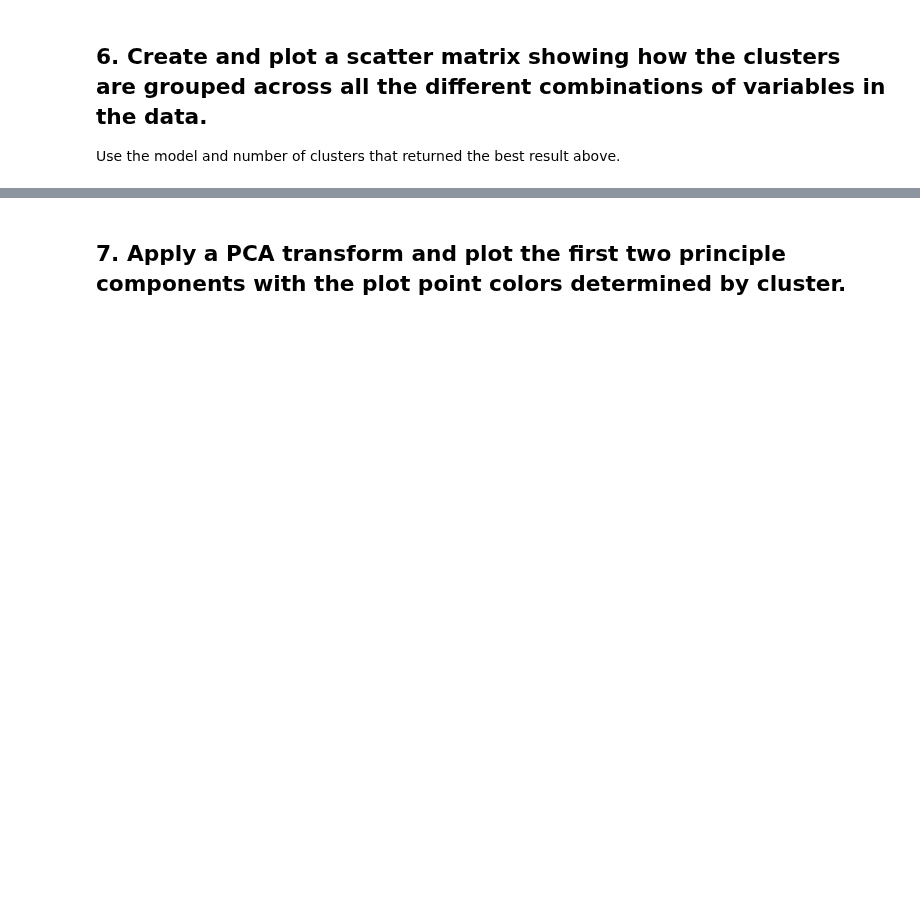
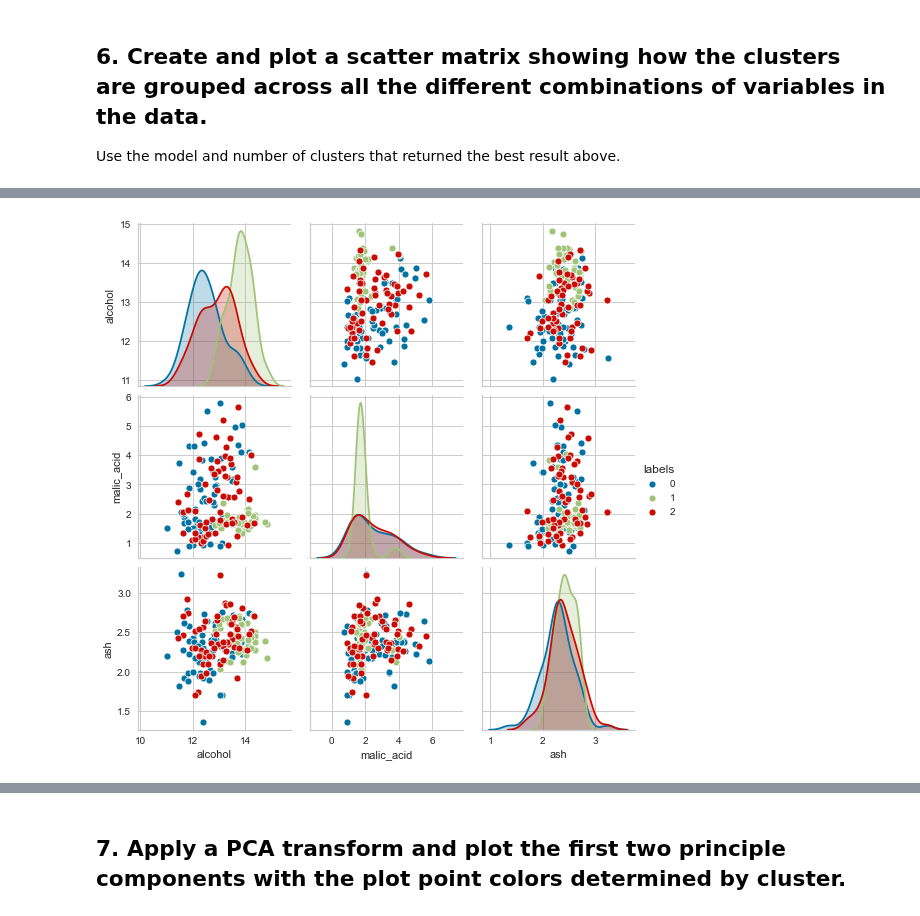
Before and after one commit to ta-datapt-bcn/lab_evaluation, a Jupyter notebook: lab-unsupervised-learning-evaluation/your-code/main.ipynb, the cells around one changed output, grey strips where cells are left out. Drawn from its saved outputs; the diff is of its cells as text; code cells hidden in the pictures; blank space fills up the shorter version.

```diff
--- a/lab-unsupervised-learning-evaluation/your-code/main.ipynb
+++ b/lab-unsupervised-learning-evaluation/your-code/main.ipynb
@@ -39,10 +76,14 @@ from sklearn.cluster import AgglomerativeClustering
 ## 6. Create and plot a scatter matrix showing how the clusters are grouped across all the different combinations of variables in the data.
 
 Use the model and number of clusters that returned the best result above.
+# %%
+data_clusters3 = KMeans(n_clusters=3).fit(wine_data.data)
 # %%
+df = pd.DataFrame(wine_data.data, columns=wine_data.feature_names)
+
 import seaborn as sns
 bin1 = ['alcohol','malic_acid','ash','labels']
 bin2 = ['alcalinity_of_ash','magnesium','total_phenols','labels']
 bin3 = ['flavanoids','nonflavanoid_phenols','proanthocyanins','labels']
 bin4 = ['color_intensity','hue','od280/od315_of_diluted_wines','proline','labels']
-X['labels'] = data_clusters3.labels_
+df['labels'] = data_clusters3.labels_
@@ -49,4 +99,10 @@ X['labels'] = data_clusters3.labels_
+# %%
+def scatter_matrix(selected_bin):
+    sns.pairplot(df[selected_bin], hue="labels")
 # %%
 #Primer bin
+scatter_matrix(bin1)
+# %% [output]
+[figure, added]
 # %%
 #Segundo bin
```
Also changed, not shown: parts of 16 cells of this notebook.
